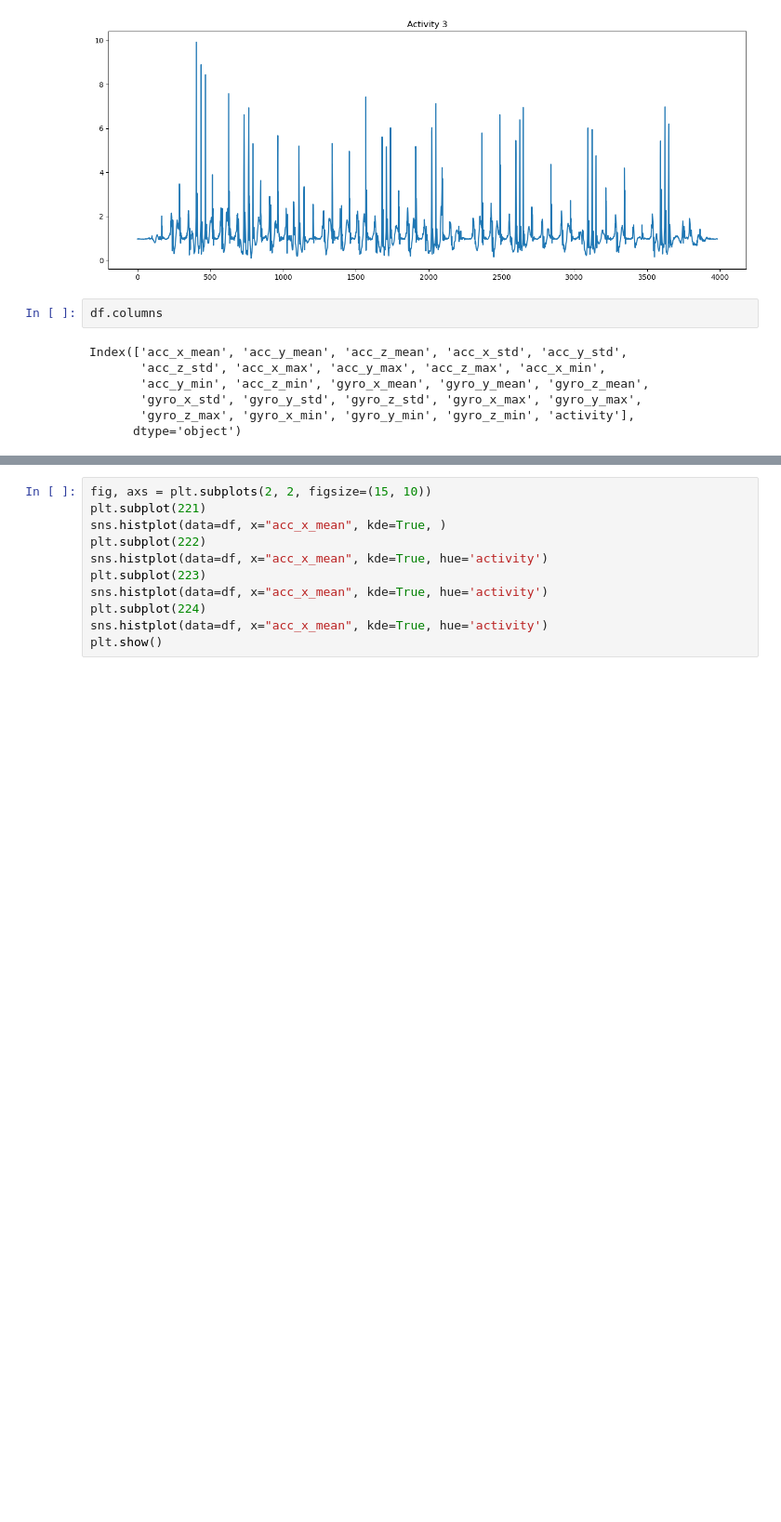
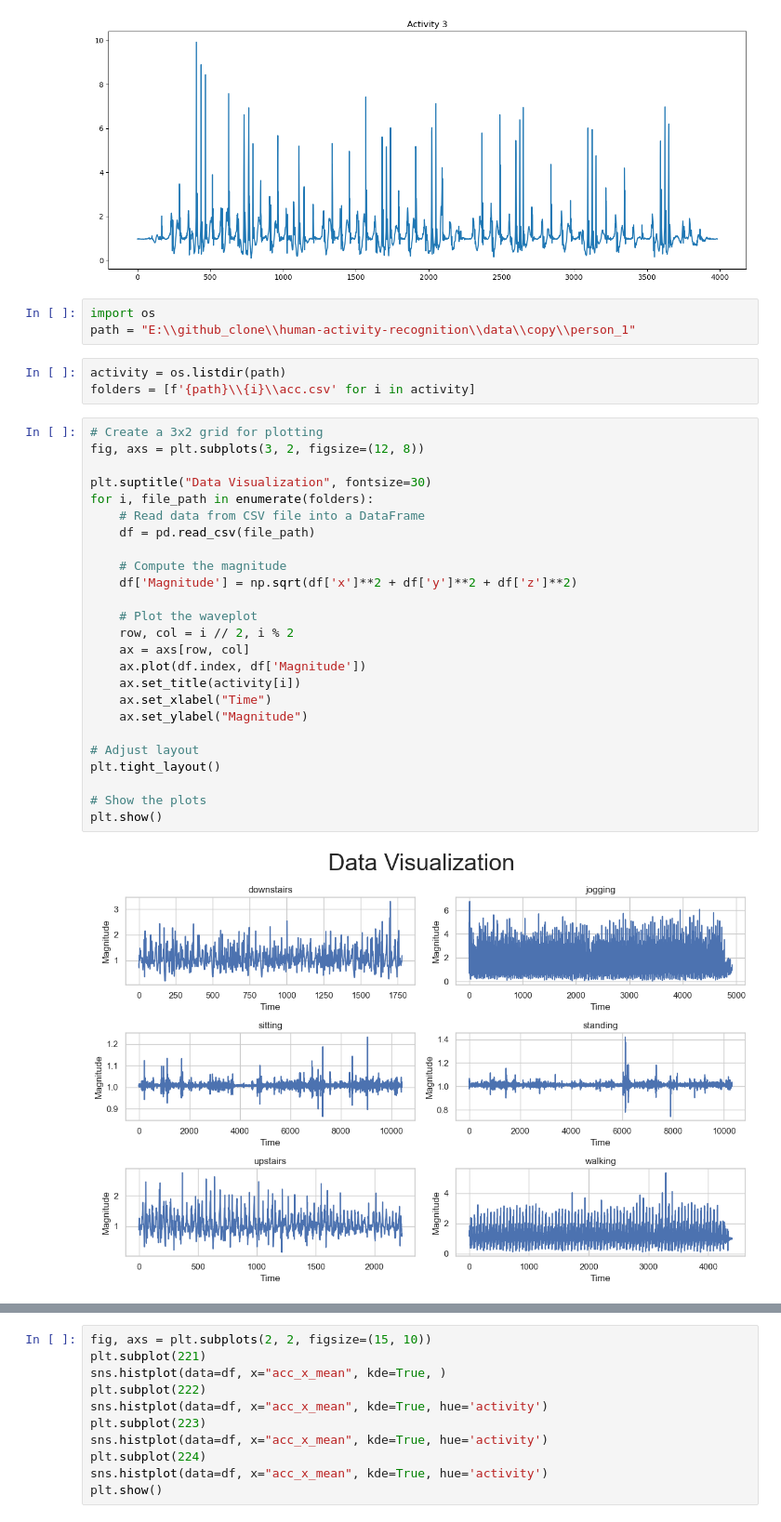
Before and after one commit to MorningStarTM/human-activity-recognition, a Jupyter notebook: notebook/EDA.ipynb, the cells around one changed output, grey strips where cells are left out. Shown at 93% size. Drawn from its saved outputs; the diff is of its cells as text; blank space fills up the shorter version.

Commit message:
EDA chart generation

```diff
--- a/notebook/EDA.ipynb
+++ b/notebook/EDA.ipynb
@@ -166,12 +166,36 @@ plot_flux("../data/custom_activity_old/person_1/Activity_2/Accelerometer.csv", "
 plot_flux("../data/custom_activity_old/person_2/Activity_3/Accelerometer.csv", "Activity 3")
 # %% [output]
 [figure]
-# %%
-df.columns
-# %% [output]
-Index(['acc_x_mean', 'acc_y_mean', 'acc_z_mean', 'acc_x_std', 'acc_y_std',
-       'acc_z_std', 'acc_x_max', 'acc_y_max', 'acc_z_max', 'acc_x_min',
-       'acc_y_min', 'acc_z_min', 'gyro_x_mean', 'gyro_y_mean', 'gyro_z_mean',
-       'gyro_x_std', 'gyro_y_std', 'gyro_z_std', 'gyro_x_max', 'gyro_y_max',
-       'gyro_z_max', 'gyro_x_min', 'gyro_y_min', 'gyro_z_min', 'activity'],
-      dtype='object')
+# %%
+import os
+path = "E:\\github_clone\\human-activity-recognition\\data\\copy\\person_1"
+# %%
+activity = os.listdir(path)
+folders = [f'{path}\\{i}\\acc.csv' for i in activity]
+# %%
+# Create a 3x2 grid for plotting
+fig, axs = plt.subplots(3, 2, figsize=(12, 8))
+
+plt.suptitle("Data Visualization", fontsize=30)
+for i, file_path in enumerate(folders):
+    # Read data from CSV file into a DataFrame
+    df = pd.read_csv(file_path)
+
+    # Compute the magnitude
+    df['Magnitude'] = np.sqrt(df['x']**2 + df['y']**2 + df['z']**2)
+
+    # Plot the waveplot
+    row, col = i // 2, i % 2
+    ax = axs[row, col]
+    ax.plot(df.index, df['Magnitude'])
+    ax.set_title(activity[i])
+    ax.set_xlabel("Time")
+    ax.set_ylabel("Magnitude")
+
+# Adjust layout
+plt.tight_layout()
+
+# Show the plots
+plt.show()
+# %% [output]
+[figure, added]
```
Also changed, not shown: parts of 4 cells of this notebook, 6 other files.
